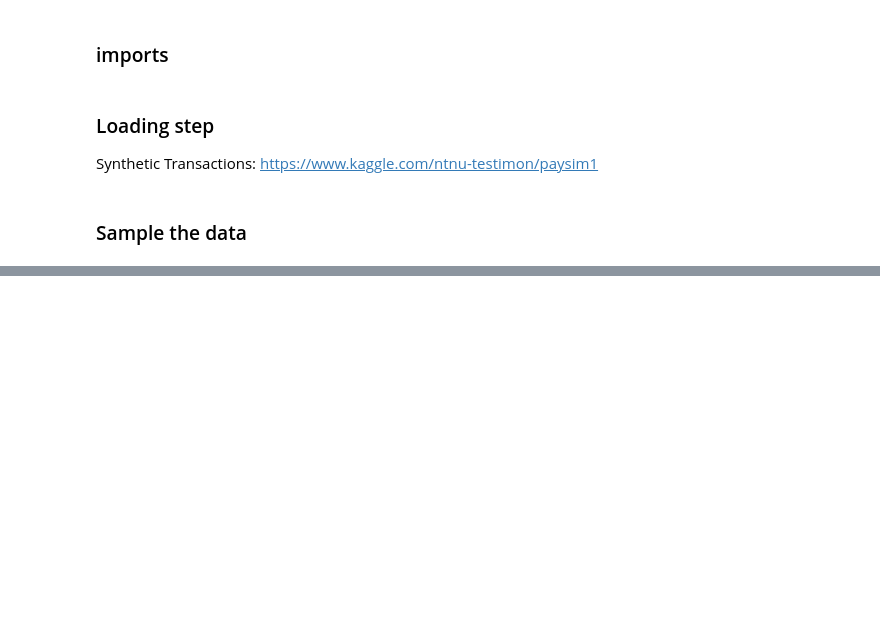
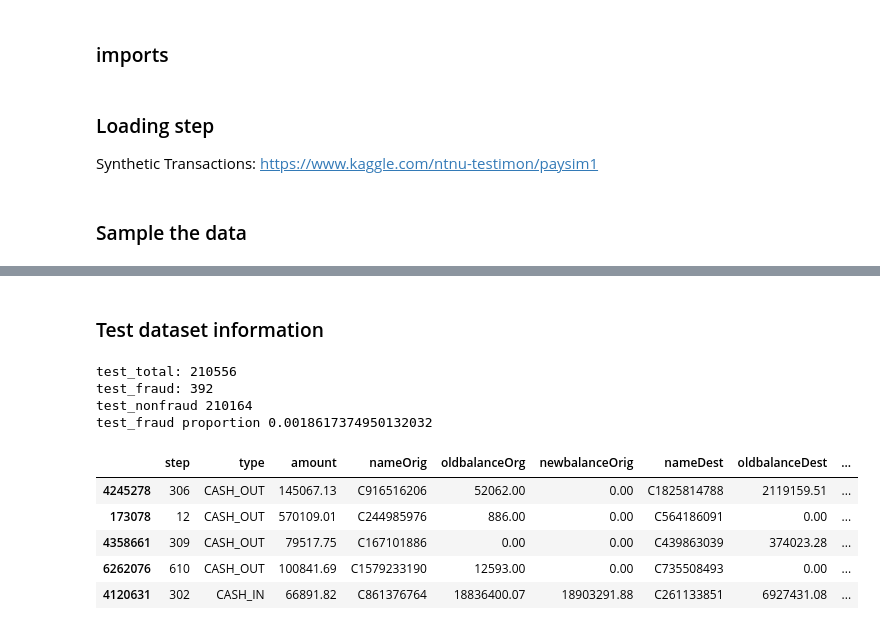
Before and after one commit to johnfercher/fraud-detection, a Jupyter notebook: fraud-detection.ipynb, the cells around one changed output, grey strips where cells are left out. Saved outputs shown, nothing was run; the diff lists cells and outputs as text; code cells hidden in the pictures; blank space fills up the shorter version.

```diff
--- a/fraud-detection.ipynb
+++ b/fraud-detection.ipynb
@@ -42 +44,25 @@ fraud proportion 0.0012887772647117068
+# %% [markdown]
+### Test dataset information
+# %%
+test_qtd = testset.shape[0]
+test_fraud_qtd = len(list(filter(lambda x: x == 1, testset['isFraud'])))
+test_nonfraud_qtd = len(list(filter(lambda x: x == 0, testset['isFraud'])))
+test_proportion = test_fraud_qtd / test_qtd
+
+print('test_total:', test_qtd)
+print('test_fraud:', test_fraud_qtd)
+print('test_nonfraud', test_nonfraud_qtd)
+print('test_fraud proportion', test_proportion)
+testset.head()
+# %% [output]
+test_total: 210556
+test_fraud: 392
+test_nonfraud 210164
+test_fraud proportion 0.0018617374950132032
+|  | step | type | amount | nameOrig | oldbalanceOrg | newbalanceOrig | nameDest | oldbalanceDest | ... |
+| 4245278 | 306 | CASH_OUT | 145067.13 | C916516206 | 52062.00 | 0.00 | C1825814788 | 2119159.51 | ... |
+| 173078 | 12 | CASH_OUT | 570109.01 | C244985976 | 886.00 | 0.00 | C564186091 | 0.00 | ... |
+| 4358661 | 309 | CASH_OUT | 79517.75 | C167101886 | 0.00 | 0.00 | C439863039 | 374023.28 | ... |
+| 6262076 | 610 | CASH_OUT | 100841.69 | C1579233190 | 12593.00 | 0.00 | C735508493 | 0.00 | ... |
+| 4120631 | 302 | CASH_IN | 66891.82 | C861376764 | 18836400.07 | 18903291.88 | C261133851 | 6927431.08 | ... |
 # %% [markdown]
```
Also changed, not shown: parts of 10 cells of this notebook.
